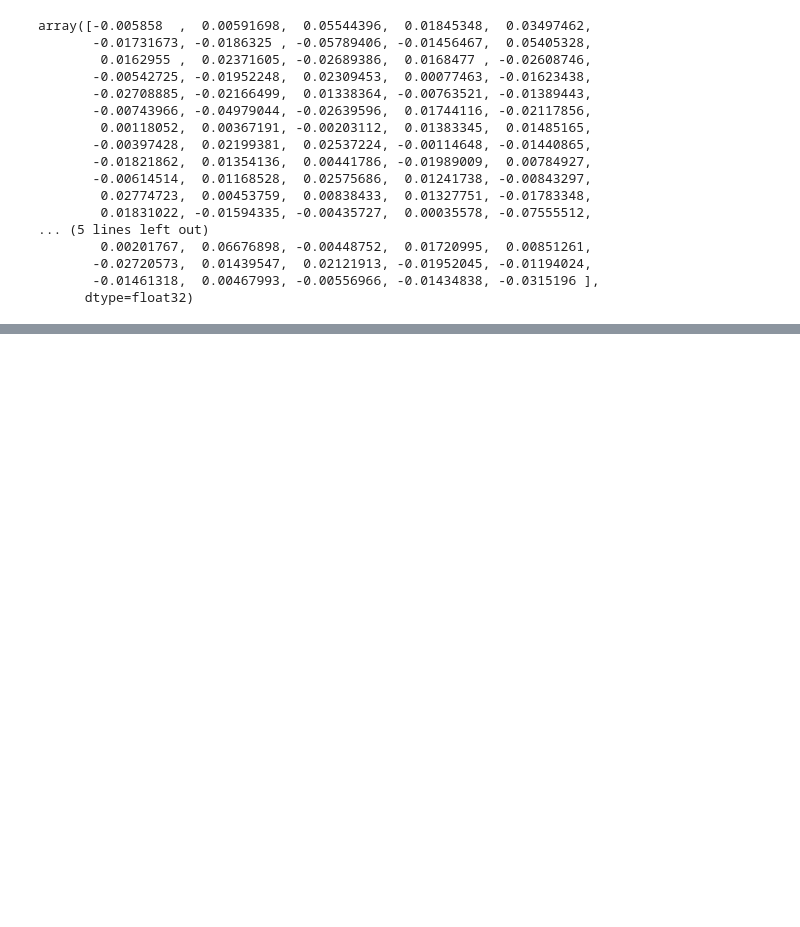
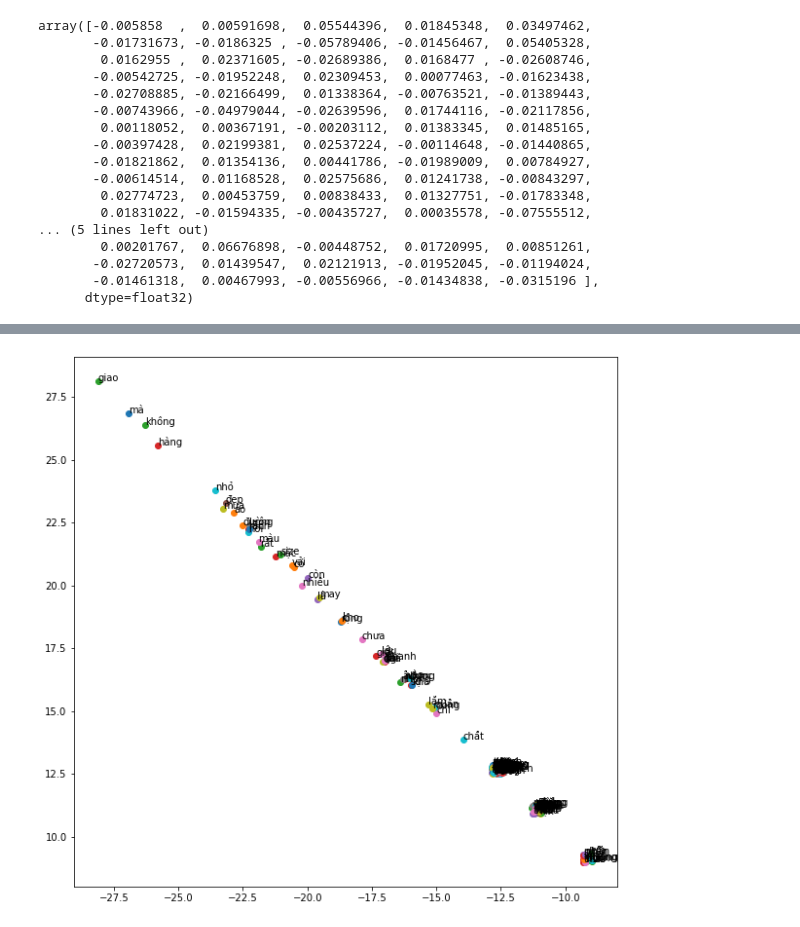
Before and after one commit to cuongpiger/SCL_KHVW_Sentiment_Analysis_Project, a Jupyter notebook: 04.eda.ipynb, the cells around one changed output, grey strips where cells are left out. Drawn from its saved outputs; the diff is of its cells as text; code cells hidden in the pictures; blank space fills up the shorter version.

```diff
--- a/04.eda.ipynb
+++ b/04.eda.ipynb
@@ -86,0 +208,21 @@ array([-0.005858  ,  0.00591698,  0.05544396,  0.01845348,  0.03497462,
+# %%
+def word2vecForFunModel(X, Y, word_id):
+    embed_size = 2
+    inp = Input(shape=(X.shape[1],))
+    x = Dense(units=embed_size, activation='linear')(inp)
+    x = Dense(units=Y.shape[1], activation='softmax')(x)
+    model = Model(inputs=inp, outputs=x)
+    model.compile(loss = 'categorical_crossentropy', optimizer = 'adam')
+    model.fit(x=X, y=Y, epochs=1000)
+    weights = model.get_weights()[0]
+    embedding_dict = {}
+    for word in word_id.keys():
+        embedding_dict.update({word: weights[word_id.get(word)]})
+
+    return embedding_dict
+# %%
+sentence_ids = random.sample(reviews.index.tolist(), 20)
+reviews_sub = reviews.loc[sentence_ids].copy()
+
+word_id_sub, id_word_sub = Detective.createWordDictionary(reviews_sub['normalize_comment'])
+X, Y = prepareInputOutput(reviews_sub['normalize_comment'], word_id_sub)
@@ -86,0 +243,2 @@ array([-0.005858  ,  0.00591698,  0.05544396,  0.01845348,  0.03497462,
+# %%
+w2c_my_model = word2vecForFunModel(X, Y, word_id_sub)
@@ -86,0 +263,10 @@ array([-0.005858  ,  0.00591698,  0.05544396,  0.01845348,  0.03497462,
+# %%
+import matplotlib.pyplot as plt
+plt.figure(figsize=(10, 10))
+
+for word in list(word_id_sub.keys()):
+  coord = w2c_my_model.get(word)
+  plt.scatter(coord[0], coord[1])
+  plt.annotate(word, (coord[0], coord[1]))
+# %% [output]
+[figure, added]
```
Also changed, not shown: parts of 16 cells of this notebook, 2 other files.
